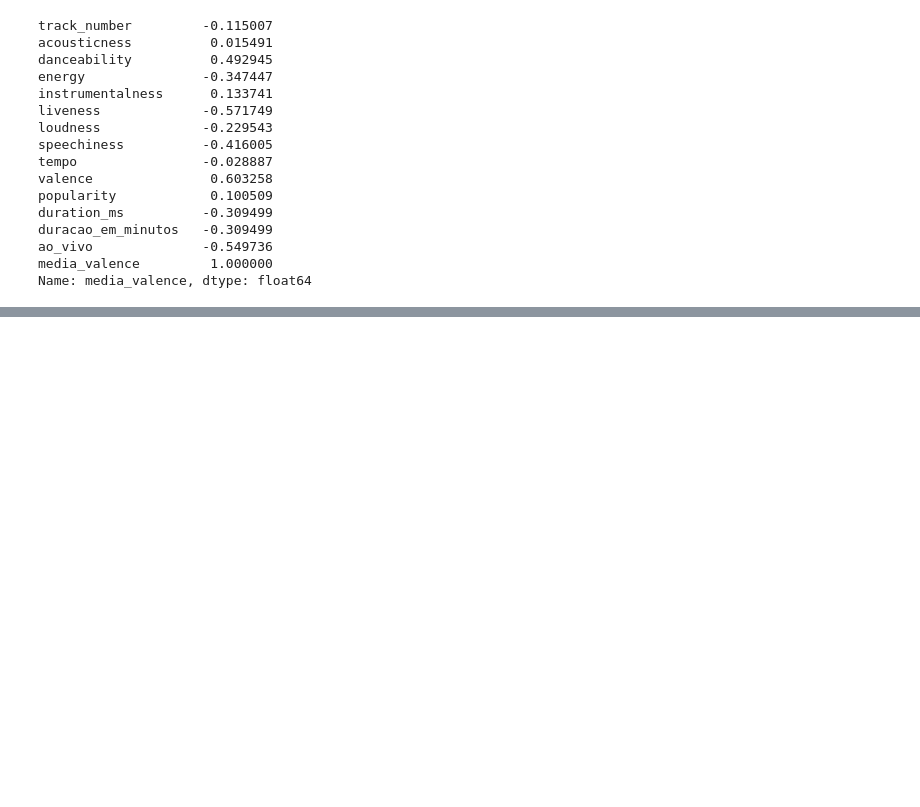
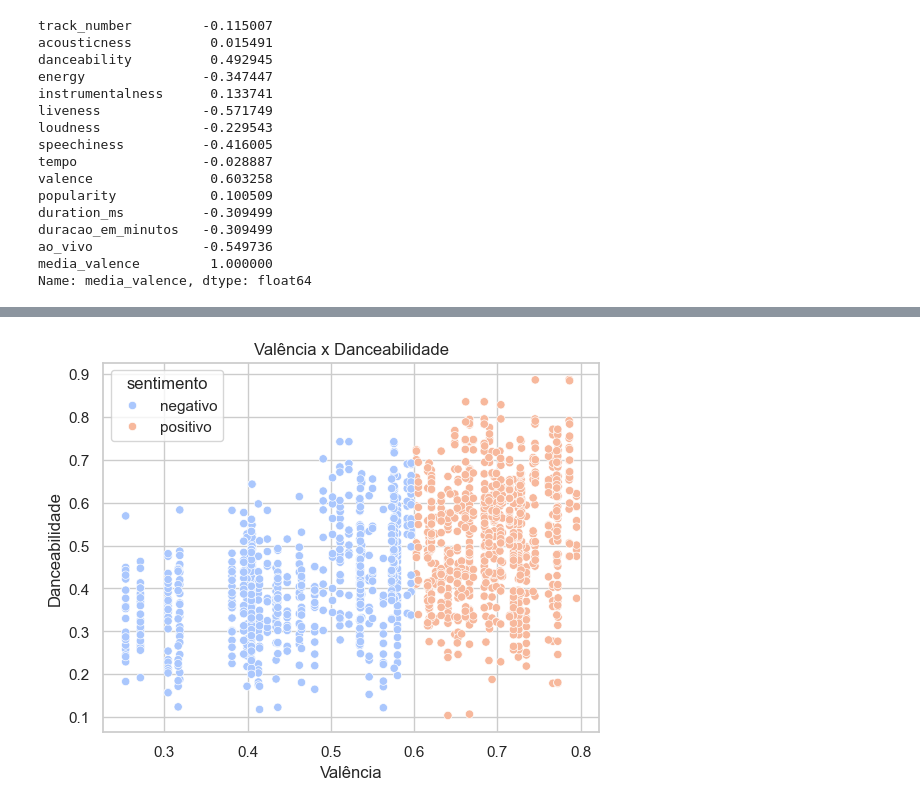
Before and after one commit to KelvynAmaral/rolling-stones-spotify-eda, a Jupyter notebook: notebooks/case_spotify_review.ipynb, the cells around one changed output, grey strips where cells are left out. Saved outputs shown, nothing was run; the diff lists cells and outputs as text; code cells hidden in the pictures; blank space fills up the shorter version.

```diff
--- a/notebooks/case_spotify_review.ipynb
+++ b/notebooks/case_spotify_review.ipynb
@@ -362,0 +369,8 @@ Name: media_valence, dtype: float64
+# %%
+sns.scatterplot(x= "media_valence", y="danceability", hue="sentimento", data=df_resultado_final, palette="coolwarm")
+plt.xlabel("Valência")
+plt.ylabel("Danceabilidade")
+plt.title("Valência x Danceabilidade")
+plt.show()
+# %% [output]
+[figure, added]
```
Also changed, not shown: parts of 5 cells of this notebook.
